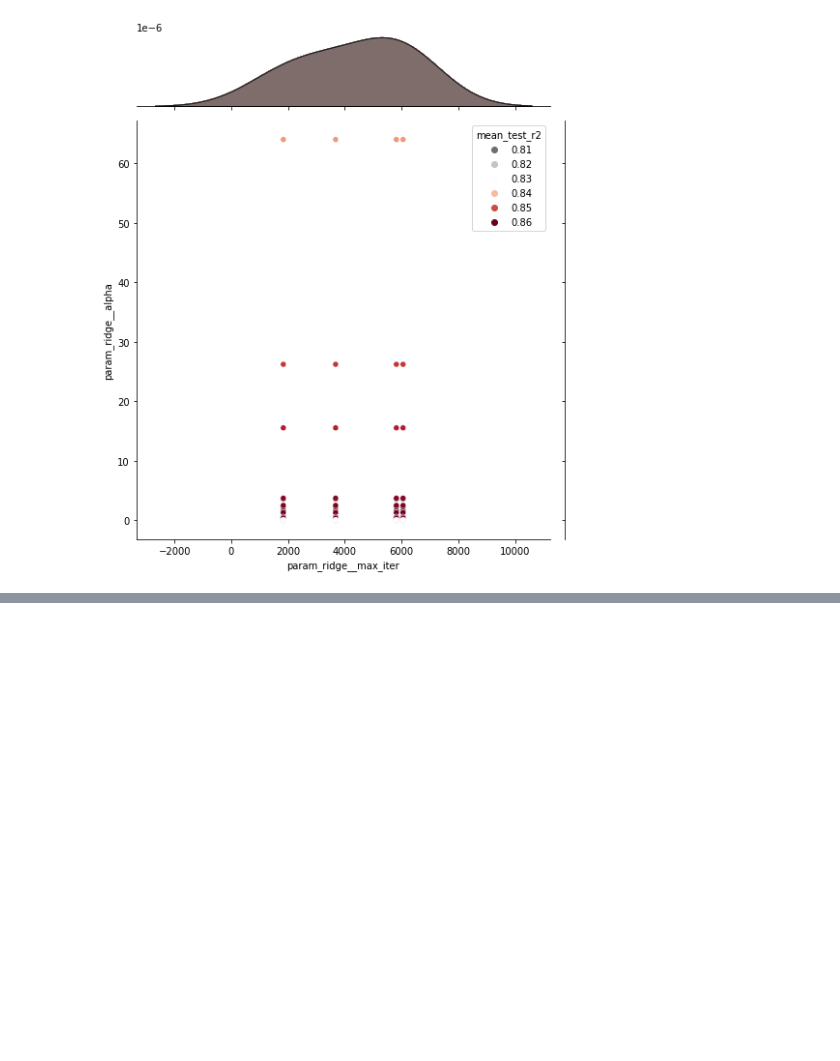
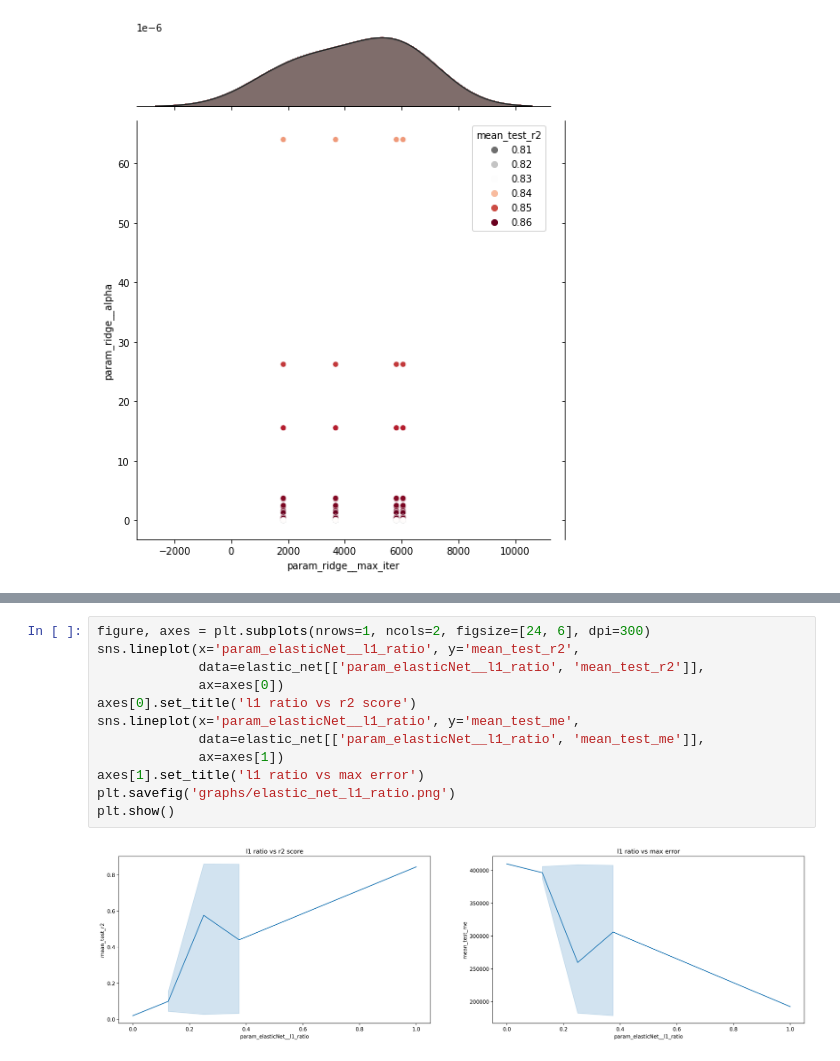
Before and after one commit to ashen007/HousePricePrediction, a Jupyter notebook: model/model tuning performance.ipynb, the cells around one changed output, grey strips where cells are left out. Saved outputs shown, nothing was run; the diff lists cells and outputs as text; blank space fills up the shorter version.

```diff
--- a/model/model tuning performance.ipynb
+++ b/model/model tuning performance.ipynb
@@ -105,0 +136,14 @@ plt.show()
+# %%
+figure, axes = plt.subplots(nrows=1, ncols=2, figsize=[24, 6], dpi=300)
+sns.lineplot(x='param_elasticNet__l1_ratio', y='mean_test_r2',
+             data=elastic_net[['param_elasticNet__l1_ratio', 'mean_test_r2']],
+             ax=axes[0])
+axes[0].set_title('l1 ratio vs r2 score')
+sns.lineplot(x='param_elasticNet__l1_ratio', y='mean_test_me',
+             data=elastic_net[['param_elasticNet__l1_ratio', 'mean_test_me']],
+             ax=axes[1])
+axes[1].set_title('l1 ratio vs max error')
+plt.savefig('graphs/elastic_net_l1_ratio.png')
+plt.show()
+# %% [output]
+[figure, added]
```
Also changed, not shown: parts of 3 cells of this notebook, 3 other files.
